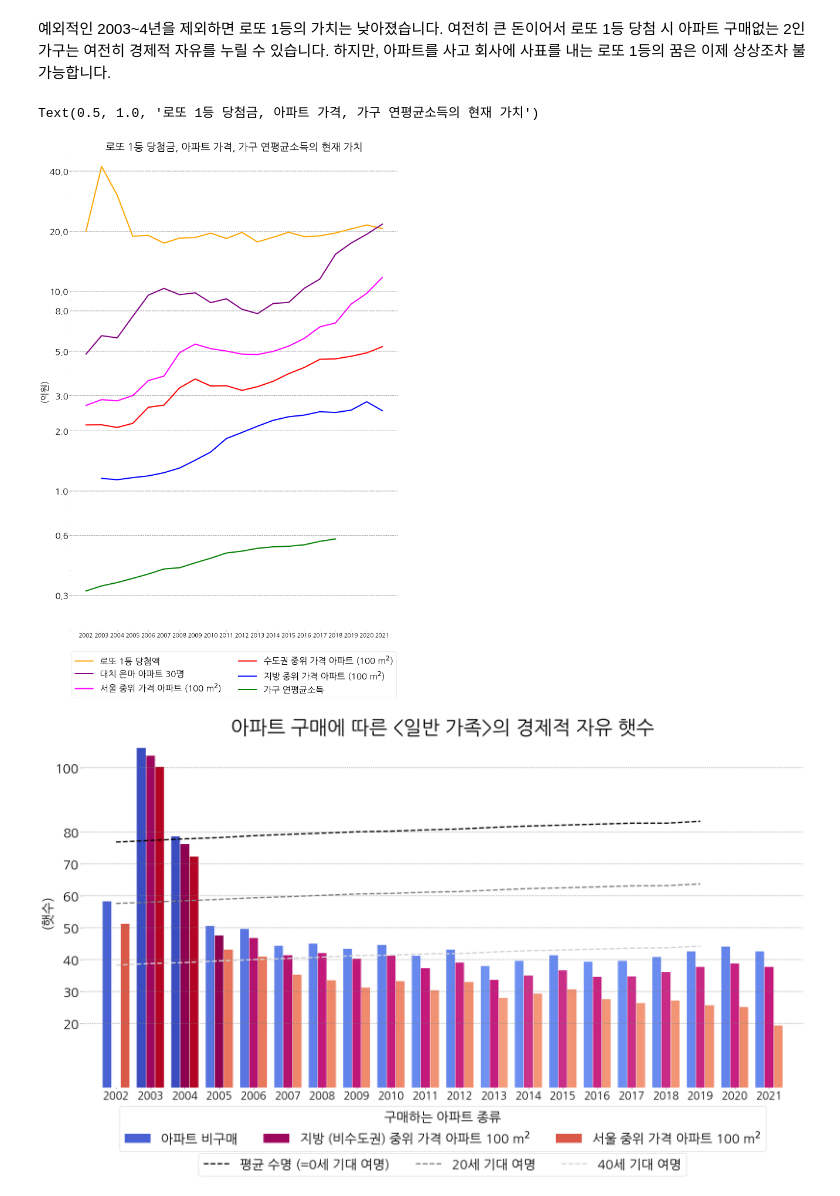
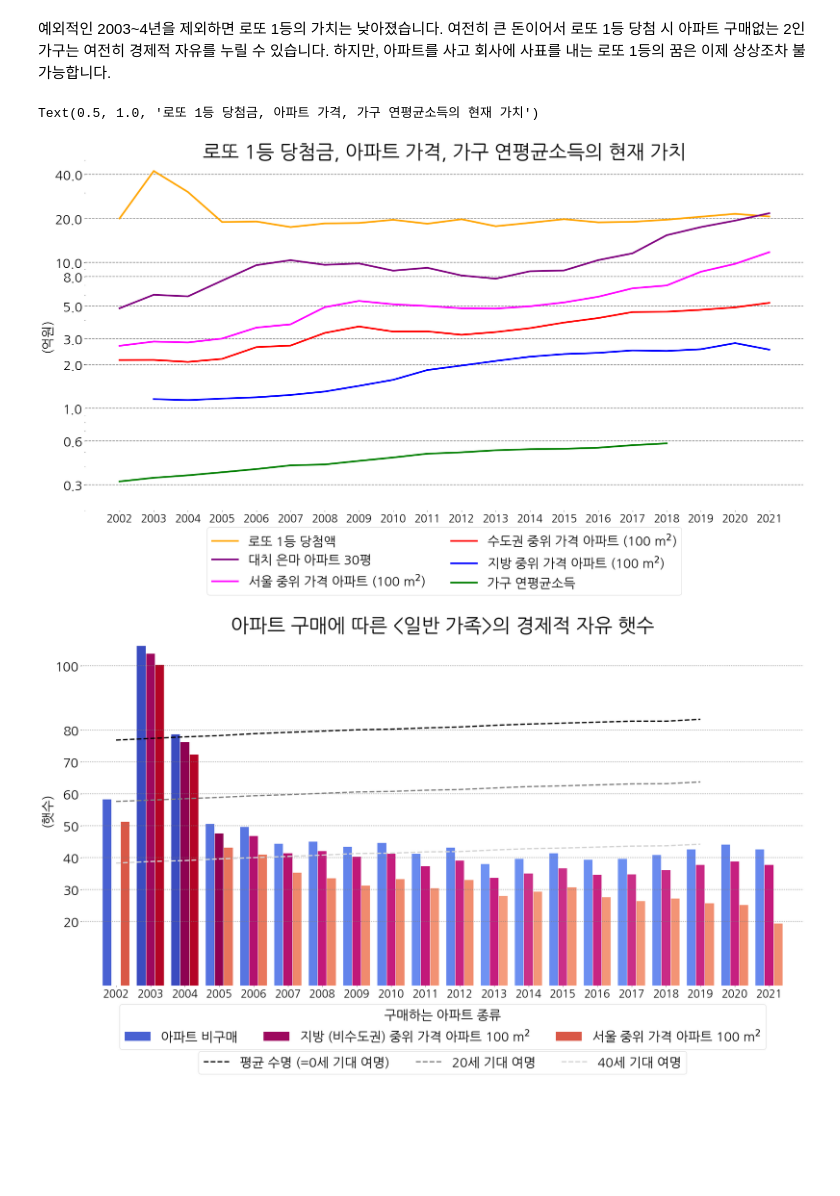
Before and after one commit to tackgeun/soprize, a Jupyter notebook: 210502_Lotto_Index/Lotto-Index.ipynb, the cells around one changed output. Saved outputs shown, nothing was run; the diff lists cells and outputs as text; code cells hidden in the pictures; blank space fills up the shorter version.

Commit message:
figure size update

```diff
--- a/210502_Lotto_Index/Lotto-Index.ipynb
+++ b/210502_Lotto_Index/Lotto-Index.ipynb
@@ -434,7 +434,7 @@ plt.show()
 # %% [markdown]
 예외적인 2003~4년을 제외하면 로또 1등의 가치는 낮아졌습니다. 여전히 큰 돈이어서 로또 1등 당첨 시 아파트 구매없는 2인 가구는 여전히 경제적 자유를 누릴 수 있습니다. 하지만, 아파트를 사고 회사에 사표를 내는 로또 1등의 꿈은 이제 상상조차 불가능합니다.
 # %%
-fig = plt.figure(figsize=(20,30))
+fig = plt.figure(figsize=(30,15))
 
 ###########################
 # 1. 로또 1등 당첨금의 환산 가치
@@ -446,37 +446,37 @@ ax.yaxis.set_major_formatter(ScalarFormatter())
 
 for _pos in ['top', 'bottom', 'left', 'right']:
     ax.spines[_pos].set_visible(False)
 
 # solid lines for converted price at 2020
 legend_text = ['로또 1등 당첨액', '대치 은마 아파트 30평', '서울 중위 가격 아파트 (100 m$^2$)', '수도권 중위 가격 아파트 (100 m$^2$)', '지방 중위 가격 아파트 (100 m$^2$)', '가구 연평균소득']
 d1, = plt.plot(range(2002,2022), Lprize/10000, linewidth=4, color='orange')
 d2, = plt.plot(range(2002,2022), Eunma /10000, linewidth=4, color='purple')
 d3, = plt.plot(range(2002,2022), Apt_year_0/10000, linewidth=4, color='magenta')
 d4, = plt.plot(range(2002,2022), Apt_year_1/10000, linewidth=4, color='red')
 d5, = plt.plot(range(2003,2022), Apt_year_2/10000, linewidth=4, color='blue')
 d6, = plt.plot(range(2002,2019), Hincome_avg_year/10000, linewidth=4, color='g')
 
 d_lines = [d1,d2,d3,d4,d5,d6]
 
 # horizontal lines
 yticks_list = [0.3, 0.6, 1, 2, 3, 5, 8, 10, 20, 40]
 for i in yticks_list:
     plt.hlines(i, 2001, 2022, colors='gray', linestyles='--')
 
 plt.xlim(2001,2022)
 plt.ylim(2*10**-1, 50)
 plt.legend(d_lines, legend_text, fontsize=30, ncol = 2, #title='지표', title_fontsize=25,
-                    loc='lower center', bbox_to_anchor=(0.5, -0.15)) #loc='best')#
+                    loc='lower center', bbox_to_anchor=(0.5, -0.26)) #loc='best')#
 #                    loc='center right', bbox_to_anchor=(1, 0.3))
 
-plt.xticks(range(2002,2022), fontsize=20, backgroundcolor='white')
+plt.xticks(range(2002,2022), fontsize=25, backgroundcolor='white')
 plt.yticks(yticks_list, fontsize=30)
 plt.ylabel('(억원)', fontsize=30)
-plt.title('로또 1등 당첨금, 아파트 가격, 가구 연평균소득의 현재 가치', fontsize=35)#, pad=0)
+plt.title('로또 1등 당첨금, 아파트 가격, 가구 연평균소득의 현재 가치', fontsize=45)#, pad=0)
 #ax.yaxis.set_minor_formatter(ScalarFormatter())
 # %% [output]
 Text(0.5, 1.0, '로또 1등 당첨금, 아파트 가격, 가구 연평균소득의 현재 가치')
-[figure, old version]
+[figure, new version]
 # %%
 bar = np.array([i for i in range(2002,2022)])
 width = 0.4
```
